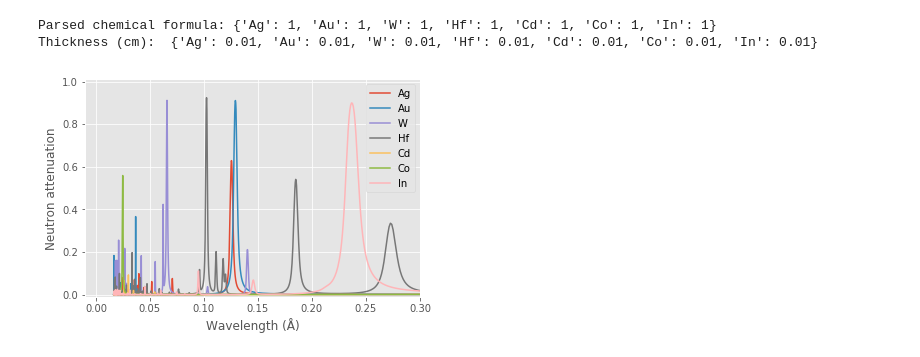
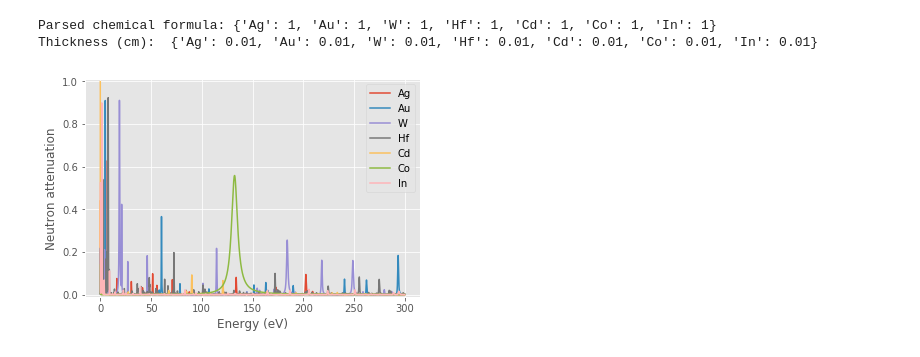
Before and after one commit to yuxuan-zhang/ERNI, a Jupyter notebook: plot.ipynb, the cells around one changed output. Drawn from its saved outputs; the diff is of its cells as text; code cells hidden in the pictures.

```diff
--- a/plot.ipynb
+++ b/plot.ipynb
@@ -18,7 +18,7 @@ energy_min = 0  # min incident energy in eV
 energy_sub = 100
 sub_x = energy_sub * (energy_max - energy_min)  # subdivided new x-axis
 _plot_or_not = 'Y'
-_energy_x_axis = 'N'  # 1 means plot x-axis as energy in eV
+_energy_x_axis = 'Y'  # 1 means plot x-axis as energy in eV
 _trans_y_axis = 'N'  # 1 means plot y-axis as transmission
 _plot_each_ele_contribution = 'Y'  # 1 means plot each element's contribution
 _plot_each_iso_contribution = 'N'  # 1 means plot each isotope's contribution
@@ -225,31 +225,31 @@ if _plot_or_not == 'Y':
         _y_words = 'Neutron attenuation'
 
     ### Determine x y axis values
     if _plot_mixed == 'Y':
         if _trans_y_axis == 'Y':
             _y_axis = y_trans_tot
         else:
             _y_axis = 1 - y_trans_tot
         plt.plot(_x_axis, _y_axis, label=_input_formula)
 
     if _plot_each_ele_contribution == 'Y':
         for _ele in elements:
             _y_each_axis = y_ele_dict[_ele]
             plt.plot(_x_axis, _y_each_axis, label=_ele)
 
     if _plot_each_iso_contribution == 'Y':
         for _ele in elements:
             for _iso in isotopes_dict[_ele]:
                 _y_each_axis = y_iso_dicts[_ele][_iso]
                 plt.plot(_x_axis, _y_each_axis, label=_iso)
     if _energy_x_axis != 'Y':
         plt.xlim(-0.01, 0.3)
     plt.ylim(-0.01, 1.01)
     plt.xlabel(_x_words)
     plt.ylabel(_y_words)
     plt.legend(loc='best')
     plt.show()
 # %% [output]
 Parsed chemical formula: {'Ag': 1, 'Au': 1, 'W': 1, 'Hf': 1, 'Cd': 1, 'Co': 1, 'In': 1}
 Thickness (cm):  {'Ag': 0.01, 'Au': 0.01, 'W': 0.01, 'Hf': 0.01, 'Cd': 0.01, 'Co': 0.01, 'In': 0.01}
-[figure, old version]
+[figure, new version]
```
Also changed, not shown: 9 other files.
